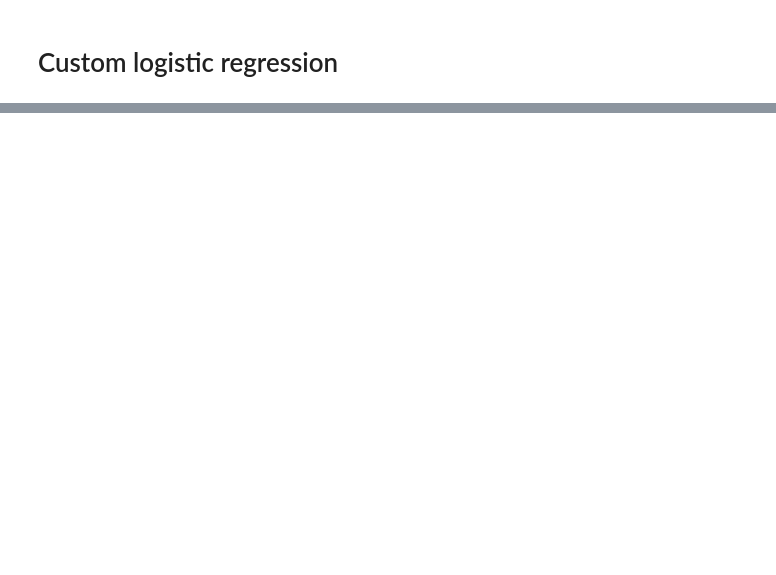
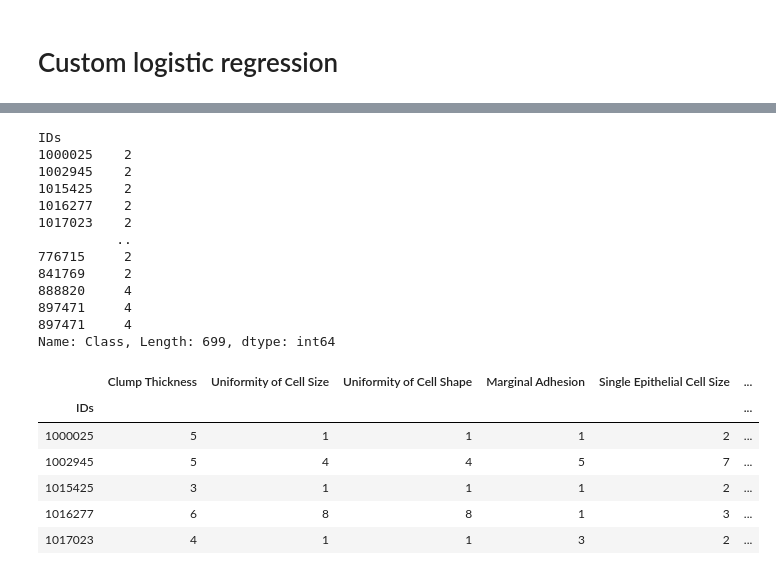
Before and after one commit to F4L2/devoirs, a Jupyter notebook: SPLEX/TME5/TME5.ipynb, the cells around one changed output, grey strips where cells are left out. Saved outputs shown, nothing was run; the diff lists cells and outputs as text; code cells hidden in the pictures; blank space fills up the shorter version.

```diff
--- a/SPLEX/TME5/TME5.ipynb
+++ b/SPLEX/TME5/TME5.ipynb
@@ -201,0 +237,20 @@ gradient_descent(X,Y)
+# %%
+df_cancer = pd.read_csv("data/breast-cancer-wisconsin.data", names=["IDs", "Clump Thickness",
+                                                                    "Uniformity of Cell Size",
+                                                                    "Uniformity of Cell Shape",
+                                                                    "Marginal Adhesion",
+                                                                    "Single Epithelial Cell Size",
+                                                                    "Bare Nuclei",
+                                                                    "Bland Chromatin",
+                                                                    "Normal Nucleoli",
+                                                                    "Mitoses",
+                                                                    "Class"
+                                                                   ])
+
+df_cancer.set_index('IDs', inplace = True)
+df_cancer["Bare Nuclei"] = pd.to_numeric(df_cancer["Bare Nuclei"],errors='coerce')
+df_cancer.fillna( df_cancer.median() , inplace = True)
+df_cancer["Bare Nuclei"] = df_cancer["Bare Nuclei"].astype(np.int64)
+
+print(df_cancer.dtypes)
+df_cancer
@@ -201,0 +283,28 @@ gradient_descent(X,Y)
+# %%
+cancer_class = df_cancer["Class"]
+df_cancer.drop(columns="Class", inplace=True)
+
+
+print(cancer_class)
+df_cancer.head()
+# %% [output]
+IDs
+1000025    2
+1002945    2
+1015425    2
+1016277    2
+1017023    2
+          ..
+776715     2
+841769     2
+888820     4
+897471     4
+897471     4
+Name: Class, Length: 699, dtype: int64
+|  | Clump Thickness | Uniformity of Cell Size | Uniformity of Cell Shape | Marginal Adhesion | Single Epithelial Cell Size | ... |
+| IDs |  |  |  |  |  | ... |
+| 1000025 | 5 | 1 | 1 | 1 | 2 | ... |
+| 1002945 | 5 | 4 | 4 | 5 | 7 | ... |
+| 1015425 | 3 | 1 | 1 | 1 | 2 | ... |
+| 1016277 | 6 | 8 | 8 | 1 | 3 | ... |
+| 1017023 | 4 | 1 | 1 | 3 | 2 | ... |
```
Also changed, not shown: parts of 19 cells of this notebook, 3 other files.
